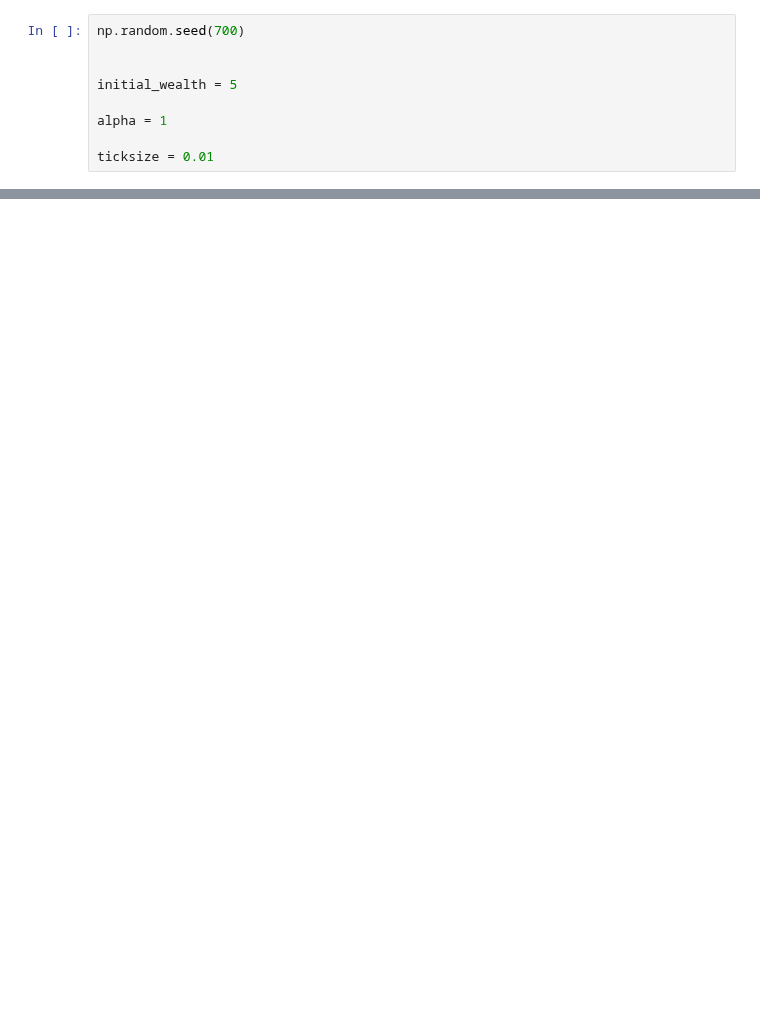
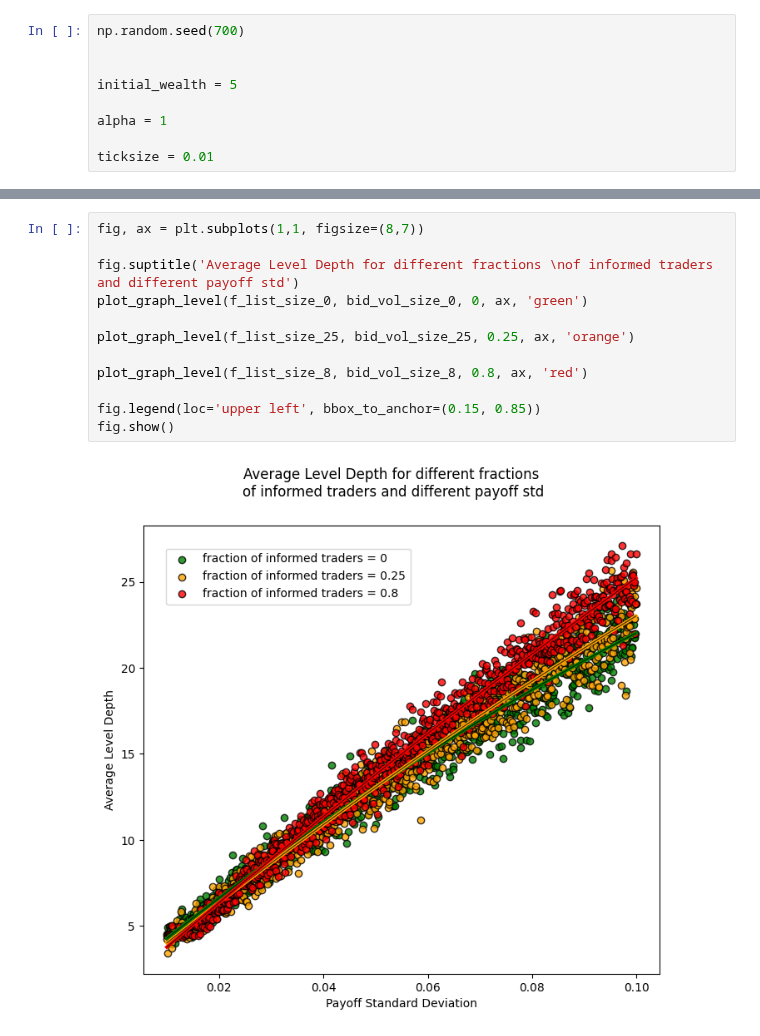
Before and after one commit to Peropero0/quantitative_finance_playground, a Jupyter notebook: notebooks/Hasbrouck_Market_Microstructure/order_book_simulations/experiment_3_risk_and_depth.ipynb, the cells around one changed output, grey strips where cells are left out. Drawn from its saved outputs; the diff is of its cells as text; blank space fills up the shorter version.

```diff
--- a/notebooks/Hasbrouck_Market_Microstructure/order_book_simulations/experiment_3_risk_and_depth.ipynb
+++ b/notebooks/Hasbrouck_Market_Microstructure/order_book_simulations/experiment_3_risk_and_depth.ipynb
@@ -457,0 +361,14 @@ linear regression parameters
+# %%
+fig, ax = plt.subplots(1,1, figsize=(8,7))
+
+fig.suptitle('Average Level Depth for different fractions \nof informed traders and different payoff std')
+plot_graph_level(f_list_size_0, bid_vol_size_0, 0, ax, 'green')
+
+plot_graph_level(f_list_size_25, bid_vol_size_25, 0.25, ax, 'orange')
+
+plot_graph_level(f_list_size_8, bid_vol_size_8, 0.8, ax, 'red')
+
+fig.legend(loc='upper left', bbox_to_anchor=(0.15, 0.85))
+fig.show()
+# %% [output]
+[figure, added]
```
Also changed, not shown: parts of 9 cells of this notebook, 1 other file.
